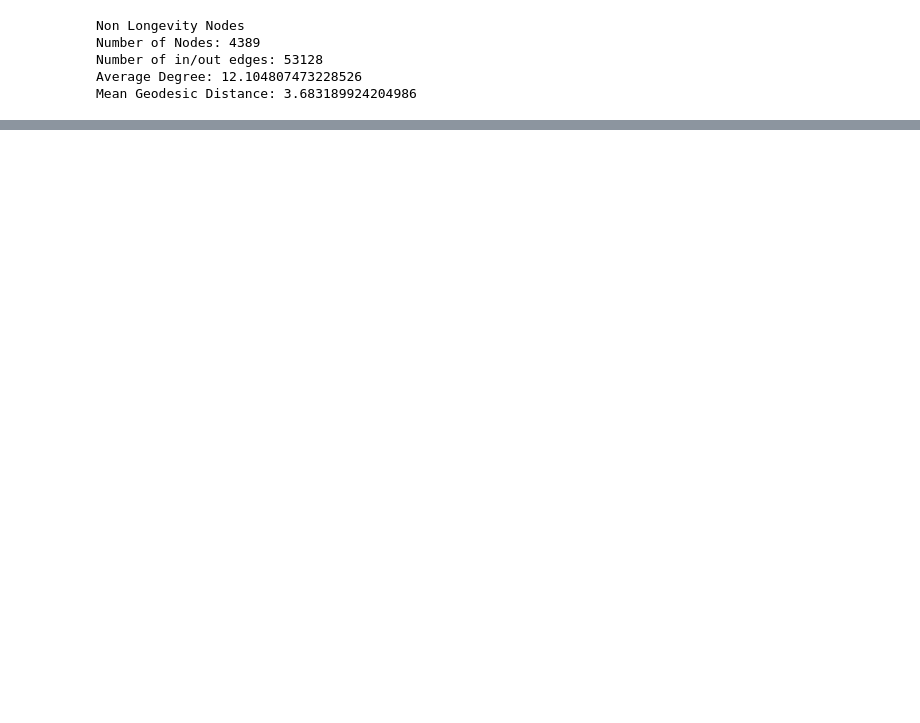
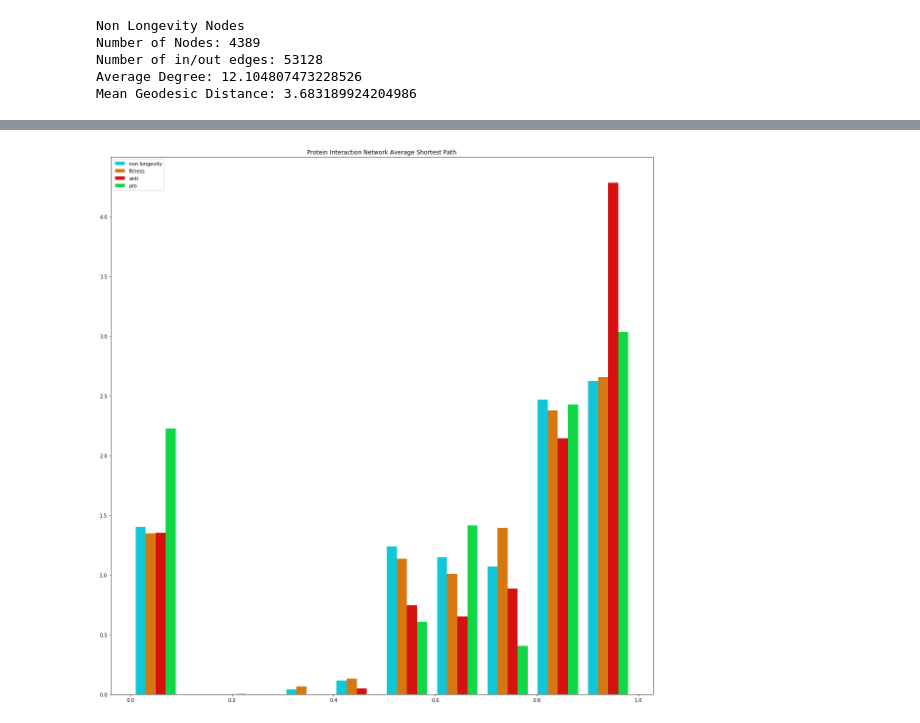
Before and after one commit to JoyMace/HomologousGenes, a Jupyter notebook: Project.ipynb, the cells around one changed output, grey strips where cells are left out. Cells and saved outputs as stored; diff of their text form; code cells hidden in the pictures; blank space fills up the shorter version.

```diff
--- a/Project.ipynb
+++ b/Project.ipynb
@@ -349,0 +475,43 @@ plt.show()
+# %%
+def calculate_Participation(G,z,i):
+    # This function calculates the participation coefficient of node i, given graph G and partition z
+    #
+    # input  : G, anetworkx simple graph with n nodes
+    #        : z is a dictionary of group labels for G's nodes
+    #        : i, a node in G
+    # output : P_i, the participation coefficient
+    #
+    # WARNING: function is optimistic: assumes inputs are properly formatted
+
+    ### YOUR CODE (my code: 9 lines, plus return)
+
+    groups = {}
+    sum_val = 0
+    for n in G.neighbors(i):
+        if z[n] not in groups:
+            groups[z[n]] = 1
+        else:
+            groups[z[n]] +=1
+    for g in groups:
+        sum_val += (groups[g]/G.degree(i))**2
+    return 1- sum_val
+# %%
+z = {x: G_main.nodes[x]['gt'] for x in G_main.nodes()}
+pairs = {i: [calculate_Participation(G_main, z, i), calculate_DegreezScore(G_main, i)] for i in G_main.nodes()}
+# %%
+fig = plt.figure(figsize=(16,16))
+ax = fig.add_subplot(111)
+ax.set_title('Protein Interaction Network Average Shortest Path')
+
+labels=['non longevity','fitness', 'anti', 'pro']
+colors = ['#11c6d6', '#d67711','#d61111', '#11d646']
+plt.hist([[calculate_Participation(G_main, z, n) for n in non_nodes],
+          [calculate_Participation(G_main, z, n) for n in fit_nodes],
+          [calculate_Participation(G_main, z, n) for n in anti_nodes],
+          [calculate_Participation(G_main,z, n) for n in pro_nodes]],
+         bins=10, label=labels, color=colors, density=True, stacked=False)
+ax.legend()
+fig.tight_layout()
+plt.show()
+# %% [output]
+[figure, added]
```
Also changed, not shown: parts of 19 cells of this notebook, 1 other file.
